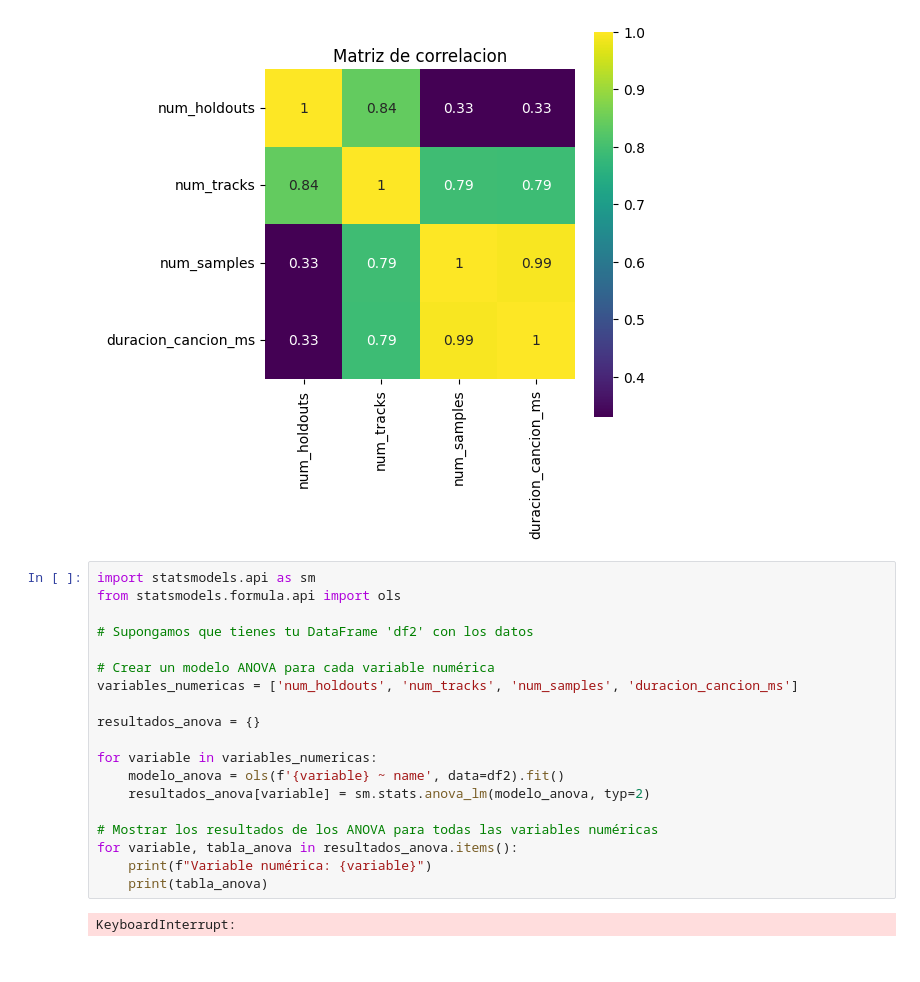
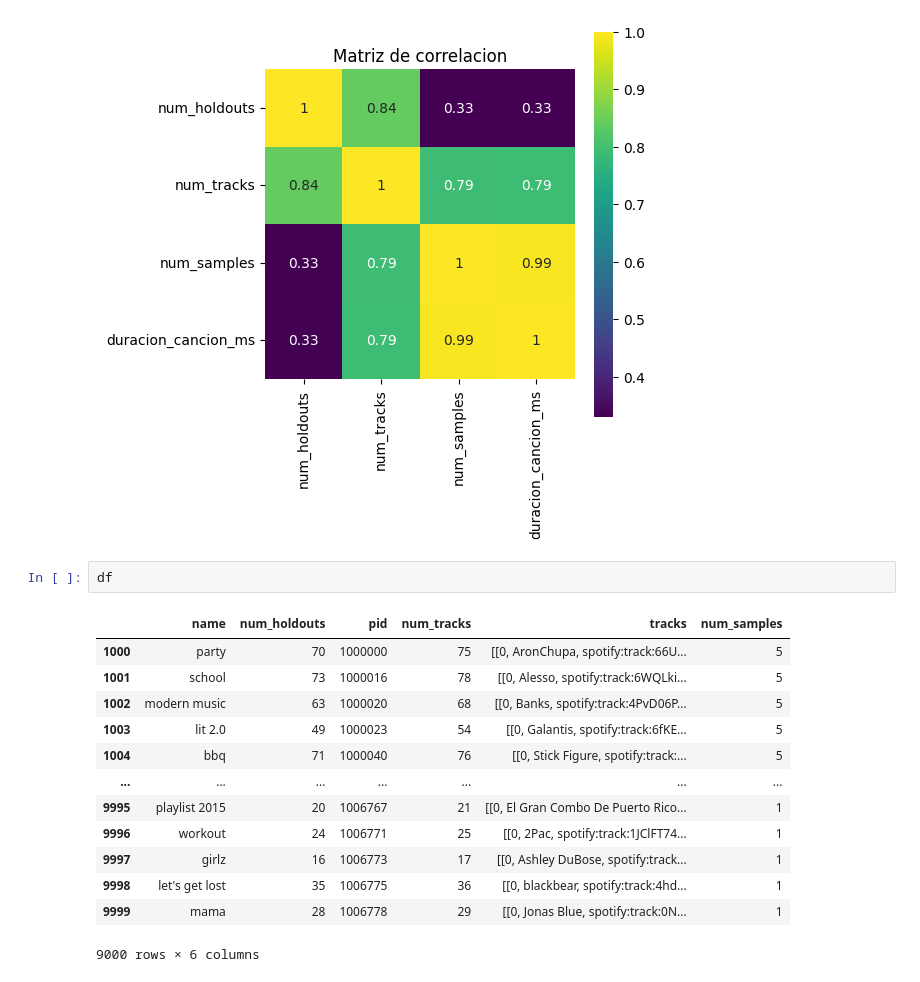
Before and after one commit to IPablo271/Proyecto-Data, a Jupyter notebook: Proyecto.ipynb, the cells around one changed output. Saved outputs shown, nothing was run; the diff lists cells and outputs as text.

```diff
--- a/Proyecto.ipynb
+++ b/Proyecto.ipynb
@@ -541,24 +532,19 @@ plt.title("Matriz de correlacion")
 plt.show()
 # %% [output]
 [figure]
-# %%
-import statsmodels.api as sm
-from statsmodels.formula.api import ols
-
-# Supongamos que tienes tu DataFrame 'df2' con los datos
-
-# Crear un modelo ANOVA para cada variable numérica
-variables_numericas = ['num_holdouts', 'num_tracks', 'num_samples', 'duracion_cancion_ms']
-
-resultados_anova = {}
-
-for variable in variables_numericas:
-    modelo_anova = ols(f'{variable} ~ name', data=df2).fit()
-    resultados_anova[variable] = sm.stats.anova_lm(modelo_anova, typ=2)
-
-# Mostrar los resultados de los ANOVA para todas las variables numéricas
-for variable, tabla_anova in resultados_anova.items():
-    print(f"Variable numérica: {variable}")
-    print(tabla_anova)
-# %% [output]
-KeyboardInterrupt:
+# %%
+df
+# %% [output]
+|  | name | num_holdouts | pid | num_tracks | tracks | num_samples |
+| 1000 | party | 70 | 1000000 | 75 | [[0, AronChupa, spotify:track:66U... | 5 |
+| 1001 | school | 73 | 1000016 | 78 | [[0, Alesso, spotify:track:6WQLki... | 5 |
+| 1002 | modern music | 63 | 1000020 | 68 | [[0, Banks, spotify:track:4PvD06P... | 5 |
+| 1003 | lit 2.0 | 49 | 1000023 | 54 | [[0, Galantis, spotify:track:6fKE... | 5 |
+| 1004 | bbq | 71 | 1000040 | 76 | [[0, Stick Figure, spotify:track:... | 5 |
+| ... | ... | ... | ... | ... | ... | ... |
+| 9995 | playlist 2015 | 20 | 1006767 | 21 | [[0, El Gran Combo De Puerto Rico... | 1 |
+| 9996 | workout | 24 | 1006771 | 25 | [[0, 2Pac, spotify:track:1JClFT74... | 1 |
+| 9997 | girlz | 16 | 1006773 | 17 | [[0, Ashley DuBose, spotify:track... | 1 |
+| 9998 | let's get lost | 35 | 1006775 | 36 | [[0, blackbear, spotify:track:4hd... | 1 |
+| 9999 | mama | 28 | 1006778 | 29 | [[0, Jonas Blue, spotify:track:0N... | 1 |
+9000 rows × 6 columns
```
Also changed, not shown: parts of 9 cells of this notebook.
